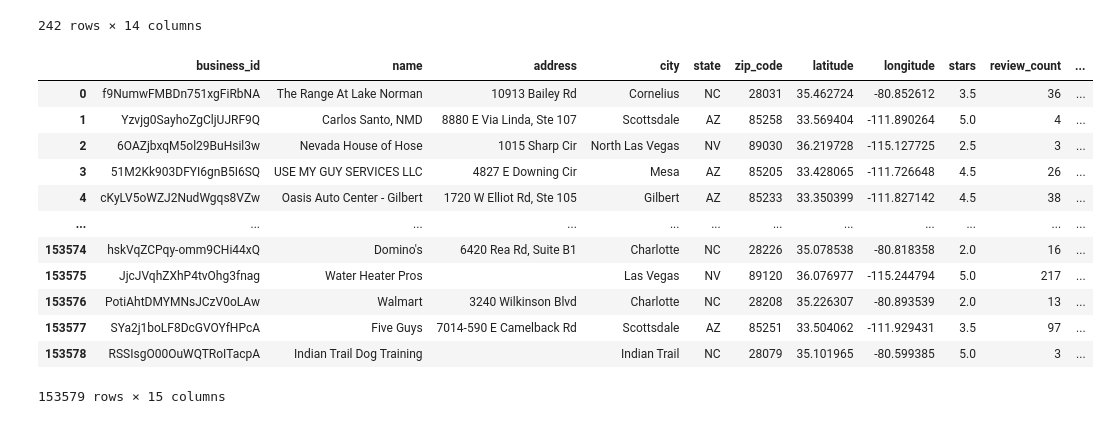
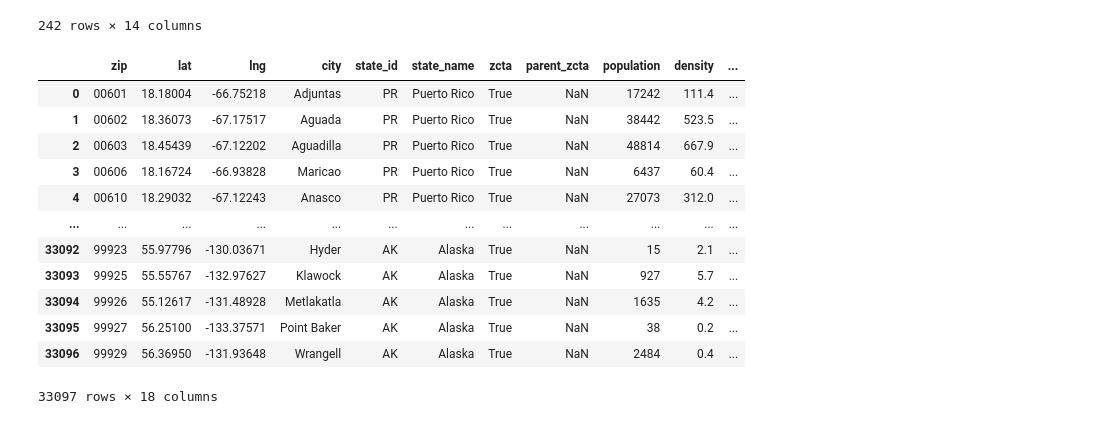
Before and after one commit to rakeshsenthil/YelpReviewsAnalysis, a Jupyter notebook: Yelp_dataset/COGS_108_Project.ipynb, the cells around one changed output. Cells and saved outputs as stored; diff of their text form; code cells hidden in the pictures.

Commit message:
Changed Population Dataset/Merged with main dataframe

```diff
--- a/Yelp_dataset/COGS_108_Project.ipynb
+++ b/Yelp_dataset/COGS_108_Project.ipynb
@@ -177,22 +177,27 @@ bus_df[bus_df['name'].str.contains("Dunkin")]
 # %%
 # Now, let's merge the population data to include an extra parameter that could have an impact on our project.
 # For our case, we will use the most recent population data we have.
-new_pop_df = pop_df[['zip_code','y-2016']]
-bus_df = bus_df.rename(columns={"postal_code":"zip_code"})
-df = bus_df.merge(new_pop_df, how='left', on='zip_code')
-df = df.rename(columns={"y-2016":"population"})
-df
+# new_pop_df = pop_df[['zip_code','y-2016']]
+# bus_df = bus_df.rename(columns={"postal_code":"zip_code"})
+# df = bus_df.merge(new_pop_df, how='left', on='zip_code')
+# df = df.rename(columns={"y-2016":"population"})
+# df
+
+# Beyond this, we will add in new data that goes further into the population data, exploring concepts such as
+# population density and demographics.
+demo_df = pd.read_csv('uszips.csv', dtype = {'zip':'str'})
+demo_df
 # %% [output]
-|  | business_id | name | address | city | state | zip_code | latitude | longitude | stars | review_count | ... |
-| 0 | f9NumwFMBDn751xgFiRbNA | The Range At Lake Norman | 10913 Bailey Rd | Cornelius | NC | 28031 | 35.462724 | -80.852612 | 3.5 | 36 | ... |
-| 1 | Yzvjg0SayhoZgCljUJRF9Q | Carlos Santo, NMD | 8880 E Via Linda, Ste 107 | Scottsdale | AZ | 85258 | 33.569404 | -111.890264 | 5.0 | 4 | ... |
-| 2 | 6OAZjbxqM5ol29BuHsil3w | Nevada House of Hose | 1015 Sharp Cir | North Las Vegas | NV | 89030 | 36.219728 | -115.127725 | 2.5 | 3 | ... |
-| 3 | 51M2Kk903DFYI6gnB5I6SQ | USE MY GUY SERVICES LLC | 4827 E Downing Cir | Mesa | AZ | 85205 | 33.428065 | -111.726648 | 4.5 | 26 | ... |
-| 4 | cKyLV5oWZJ2NudWgqs8VZw | Oasis Auto Center - Gilbert | 1720 W Elliot Rd, Ste 105 | Gilbert | AZ | 85233 | 33.350399 | -111.827142 | 4.5 | 38 | ... |
+|  | zip | lat | lng | city | state_id | state_name | zcta | parent_zcta | population | density | ... |
+| 0 | 00601 | 18.18004 | -66.75218 | Adjuntas | PR | Puerto Rico | True | NaN | 17242 | 111.4 | ... |
+| 1 | 00602 | 18.36073 | -67.17517 | Aguada | PR | Puerto Rico | True | NaN | 38442 | 523.5 | ... |
+| 2 | 00603 | 18.45439 | -67.12202 | Aguadilla | PR | Puerto Rico | True | NaN | 48814 | 667.9 | ... |
+| 3 | 00606 | 18.16724 | -66.93828 | Maricao | PR | Puerto Rico | True | NaN | 6437 | 60.4 | ... |
+| 4 | 00610 | 18.29032 | -67.12243 | Anasco | PR | Puerto Rico | True | NaN | 27073 | 312.0 | ... |
 | ... | ... | ... | ... | ... | ... | ... | ... | ... | ... | ... | ... |
-| 153574 | hskVqZCPqy-omm9CHi44xQ | Domino's | 6420 Rea Rd, Suite B1 | Charlotte | NC | 28226 | 35.078538 | -80.818358 | 2.0 | 16 | ... |
-| 153575 | JjcJVqhZXhP4tvOhg3fnag | Water Heater Pros |  | Las Vegas | NV | 89120 | 36.076977 | -115.244794 | 5.0 | 217 | ... |
-| 153576 | PotiAhtDMYMNsJCzV0oLAw | Walmart | 3240 Wilkinson Blvd | Charlotte | NC | 28208 | 35.226307 | -80.893539 | 2.0 | 13 | ... |
-| 153577 | SYa2j1boLF8DcGVOYfHPcA | Five Guys | 7014-590 E Camelback Rd | Scottsdale | AZ | 85251 | 33.504062 | -111.929431 | 3.5 | 97 | ... |
-| 153578 | RSSIsgO00OuWQTRoITacpA | Indian Trail Dog Training |  | Indian Trail | NC | 28079 | 35.101965 | -80.599385 | 5.0 | 3 | ... |
+| 33092 | 99923 | 55.97796 | -130.03671 | Hyder | AK | Alaska | True | NaN | 15 | 2.1 | ... |
+| 33093 | 99925 | 55.55767 | -132.97627 | Klawock | AK | Alaska | True | NaN | 927 | 5.7 | ... |
+| 33094 | 99926 | 55.12617 | -131.48928 | Metlakatla | AK | Alaska | True | NaN | 1635 | 4.2 | ... |
+| 33095 | 99927 | 56.25100 | -133.37571 | Point Baker | AK | Alaska | True | NaN | 38 | 0.2 | ... |
+| 33096 | 99929 | 56.36950 | -131.93648 | Wrangell | AK | Alaska | True | NaN | 2484 | 0.4 | ... |
-153579 rows × 15 columns
+33097 rows × 18 columns
```
Also changed, not shown: parts of 3 cells of this notebook.
